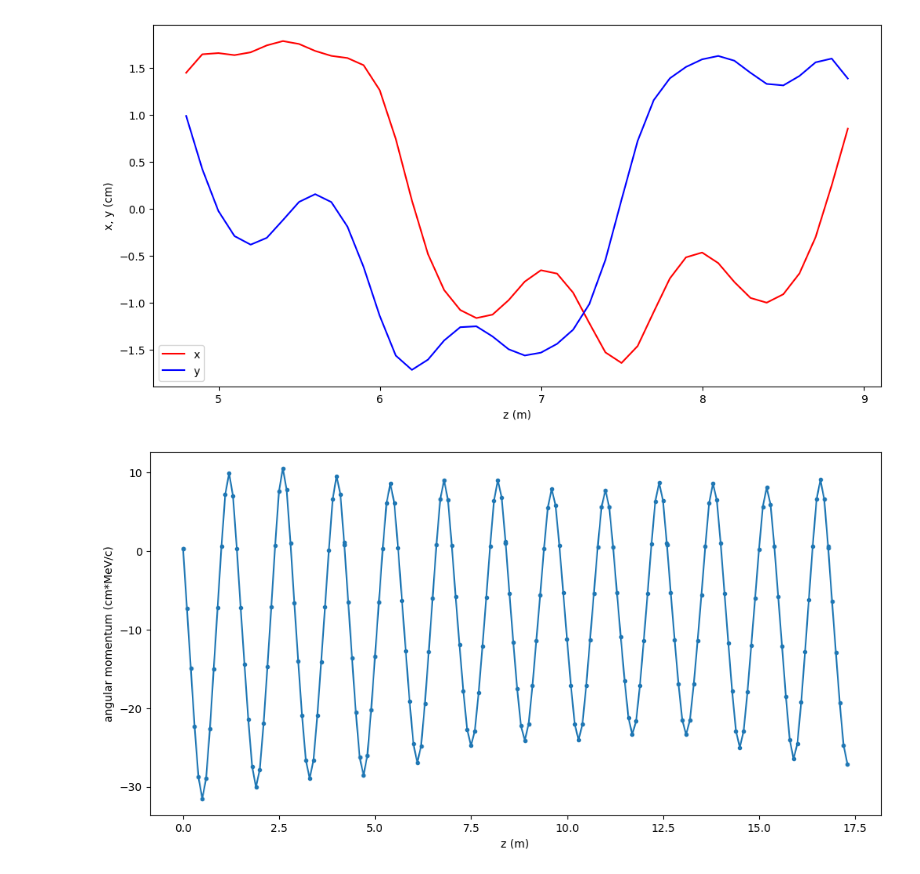
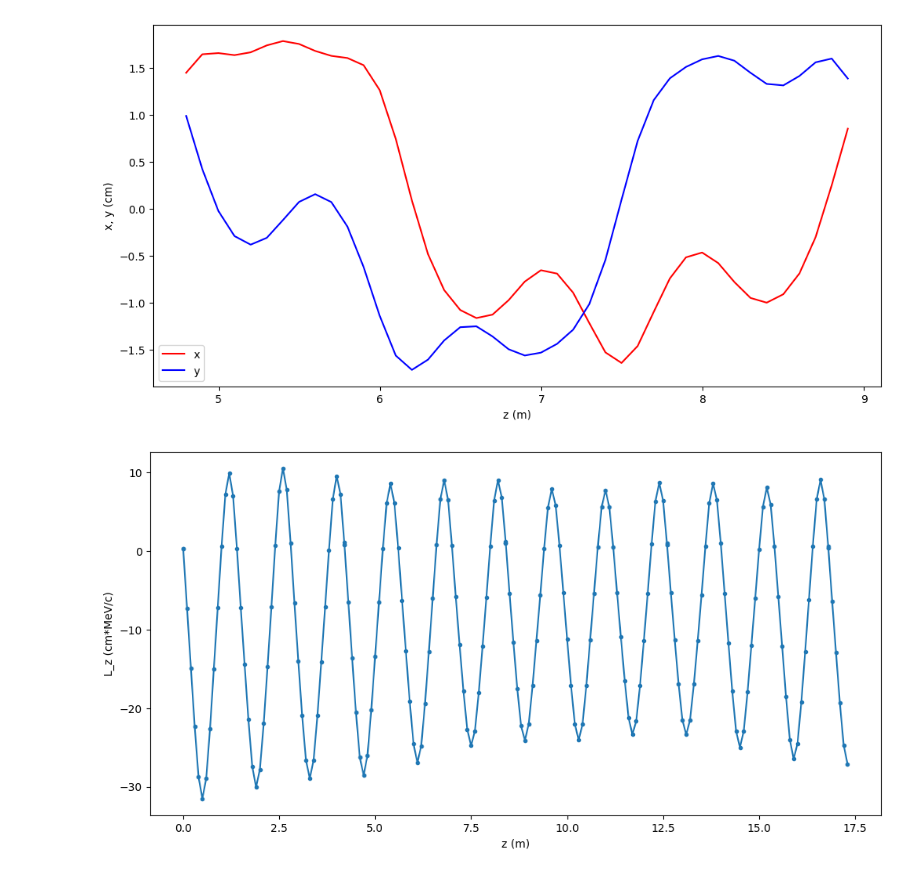
Before and after one commit to criggall/muon-cooling, a Jupyter notebook: Simplified-HFOFO/plot-reference-particle2.ipynb, the cells around one changed output. Saved outputs shown, nothing was run; the diff lists cells and outputs as text; code cells hidden in the pictures.

```diff
--- a/Simplified-HFOFO/plot-reference-particle2.ipynb
+++ b/Simplified-HFOFO/plot-reference-particle2.ipynb
@@ -138,17 +138,17 @@ plt.show()
 # %%
 # Plot angular momentum:
 # %matplotlib widget
 Lz_vals = []
 for i in range(len(z_vals)):
     Lz = x_vals[i]*py_vals[i]-y_vals[i]*px_vals[i]
     Lz_vals.append(Lz)
 plt.figure(figsize = (12,6))
 plt.plot(z_vals,Lz_vals,marker='.')
 plt.xlabel('z (m)')
-plt.ylabel('angular momentum (cm*MeV/c)')
+plt.ylabel('L_z (cm*MeV/c)')
 plt.show()
 # %% [output]
-[figure, old version]
+[figure, new version]
 # %%
 # Animation of Lz along z:
 # %matplotlib widget
```
Also changed, not shown: parts of 3 cells of this notebook, 18 other files.
